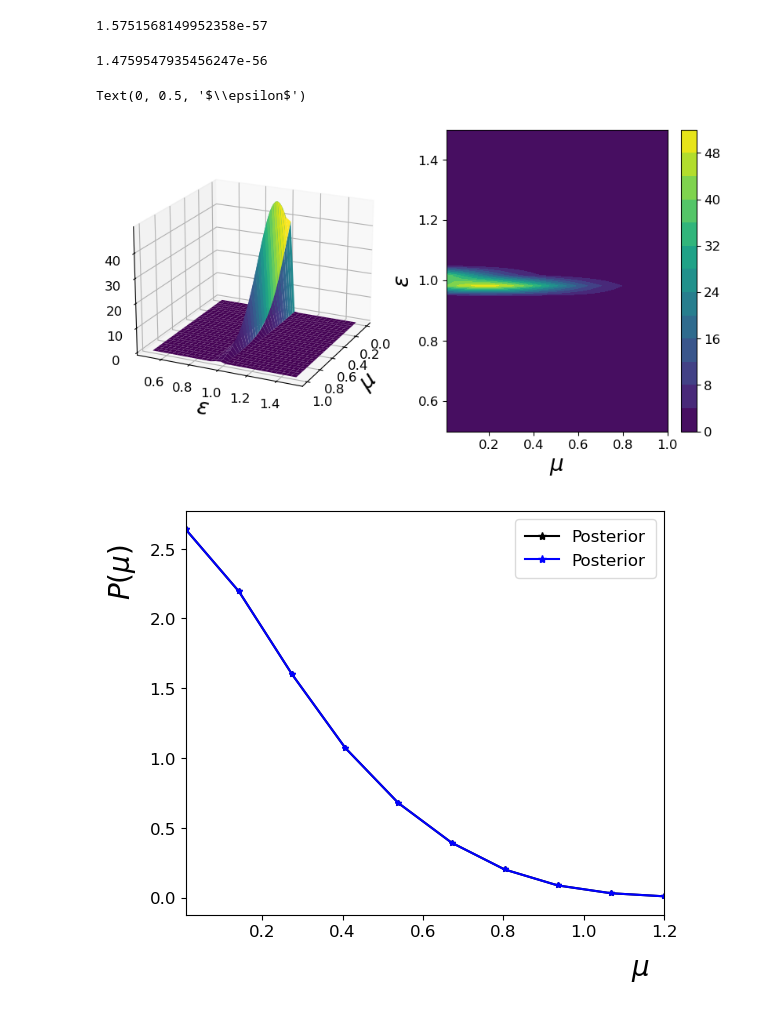
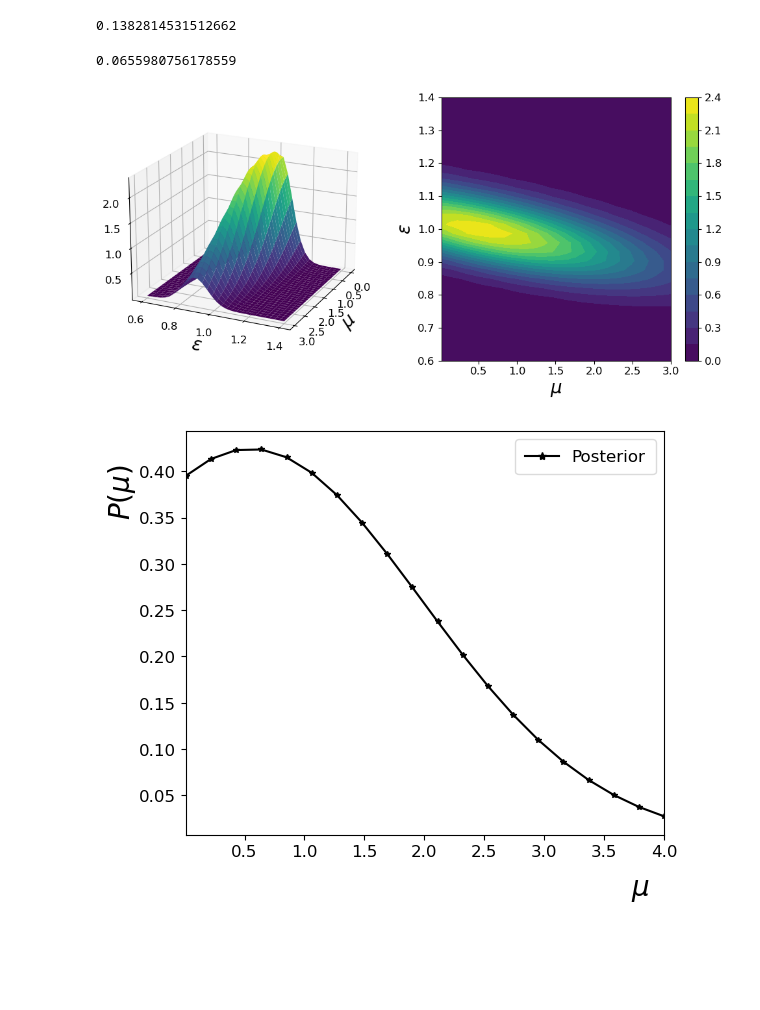
Before and after one commit to asegura4488/StatsHEP, a Jupyter notebook: Systematic/Bayesian/UpperLimitSystematic.ipynb, the cells around one changed output. Drawn from its saved outputs; the diff is of its cells as text; code cells hidden in the pictures; blank space fills up the shorter version.

```diff
--- a/Systematic/Bayesian/UpperLimitSystematic.ipynb
+++ b/Systematic/Bayesian/UpperLimitSystematic.ipynb
@@ -37,14 +37,14 @@ plt.rcParams['legend.markerscale'] = 1.5
 plt.rcParams['legend.borderpad'] = 0.6
 plt.rcParams['legend.framealpha'] = 0.7
 # %%
-data = pd.read_csv('Data/NData_NBkg_Signal112.csv',sep=',')
-#data = pd.read_csv('Data/3Channels.csv',sep=',')
+#data = pd.read_csv('Data/NData_NBkg_Signal112.csv',sep=',')
+data = pd.read_csv('Data/1Channel.csv',sep=',')
 labels = list(data.keys())
 n = np.array(data[labels[0]])
 b = np.array(data[labels[1]])
 s = np.array(data[labels[2]])
 N = n.shape[0]
-n = b # para el esperado
+#n = b # para el esperado
 #data
 # %%
 def Gauss(x,mean=1.,sigma=0.1):
@@ -70,7 +70,7 @@ def Likelihood(mu,e,n,b,s):
     log_likelihood = -lambda_ + n * np.log( lambda_ ) - gammaln( n+1 )
     Like = np.exp(log_likelihood)
 
-    stderror = np.sqrt(b)/b * 10
+    stderror = np.sqrt(b)/b #* 2
     # Consideramos un ancho como un porcentaje del background
     GausLike = Gauss( e , sigma = stderror )
 
@@ -89,16 +89,16 @@ def JointLikelihood(mu,e,n,b,s):
 # %%
 JointLikelihood(1,1,n,b,s)
 # %% [output]
-1.5751568149952358e-57
+0.1382814531512662
 # %%
 # Calculando la normalizacion de la posterior
 Normalization = integrate.dblquad( JointLikelihood, 0.01, np.inf, 0.01, np.inf, args=(n,b,s) )[0]
 Normalization
 # %% [output]
-1.4759547935456247e-56
+0.0655980756178559
 # %%
-mu = np.linspace(0.01,1,30)
-e = np.linspace(0.5,1.5,30)
+mu = np.linspace(0.01,3,30)
+e = np.linspace(0.6,1.4,30)
 Mu,E = np.meshgrid(mu,e)
 Surface = np.zeros_like(Mu)
 
@@ -108,20 +108,28 @@ for i in range(len(mu)):
 # %%
 fig = plt.figure(figsize=(10,5))
 ax = fig.add_subplot(1,2,1, projection='3d', elev = 20, azim = 25)
 ax.plot_surface(Mu,E,Surface.T, cmap='viridis')
 
 ax.set_xlabel(r'$\mu$')
 ax.set_ylabel(r'$\epsilon$')
 
 ax1 = fig.add_subplot(1,2,2)
 c = ax1.contourf(Mu,E,Surface.T,15,cmap='viridis')
 fig.colorbar(c,ax=ax1)
 
 ax1.set_xlabel(r'$\mu$')
 ax1.set_ylabel(r'$\epsilon$')
+
+# Ajustar los márgenes automáticamente
+plt.tight_layout()
+
+#Legend
+#ax.legend(loc='upper right',bbox_to_anchor=(1,1),ncol=1,title='')
+
+#
+plt.savefig('PosteriorSystematic.pdf')
 # %% [output]
-Text(0, 0.5, '$\\epsilon$')
-[figure, old version]
+[figure, new version]
 # %%
 def Marginal(e,mu,n,b,s):
 
@@ -150,7 +156,6 @@ Posterior1 = Posterior
 fig = plt.figure()
 ax = fig.add_subplot(1,1,1)
 ax.plot(mu,Posterior,color='k',marker='*',label='Posterior')
-ax.plot(mu,Posterior1,color='b',marker='*',label='Posterior')
 
 # Label X
 ax.set_xlabel(r'$\mu$')
@@ -170,6 +175,6 @@ ax.legend(loc='upper right',bbox_to_anchor=(1,1),ncol=1,title='')
 #
 plt.savefig('MarginalPosterior.pdf')
 # %% [output]
-[figure, old version]
+[figure, new version]
 # %%
 # Ahora encontrar los limites superior
```
Also changed, not shown: parts of 5 cells of this notebook.
